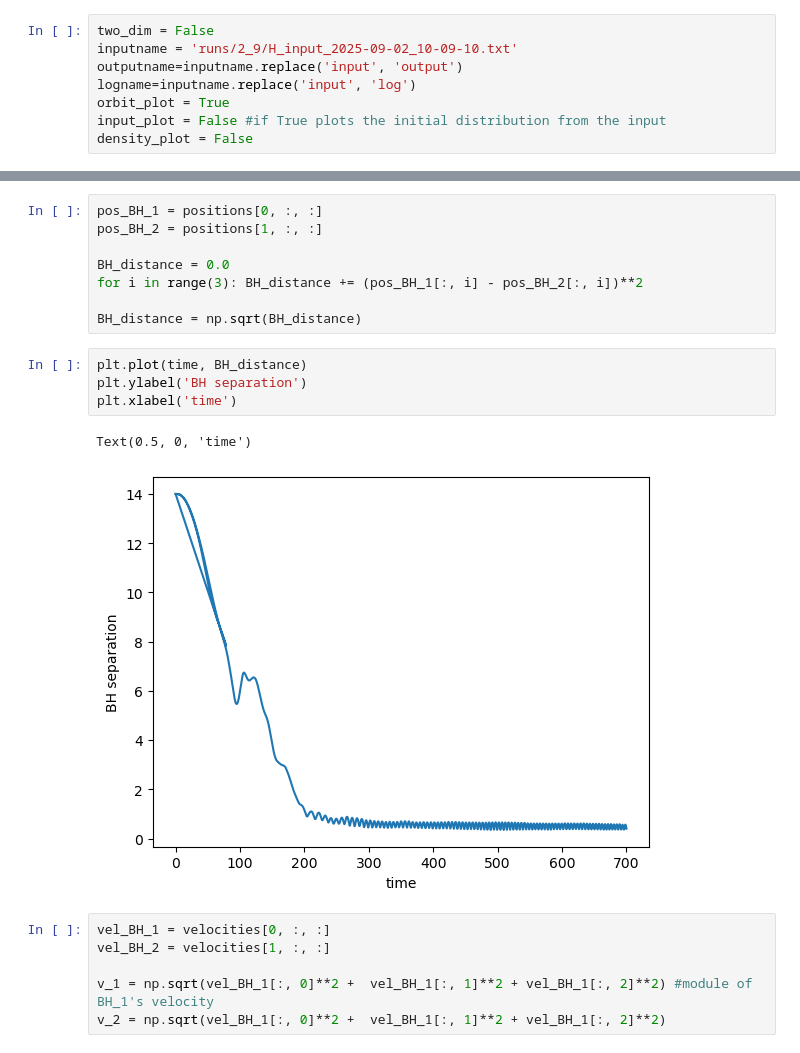
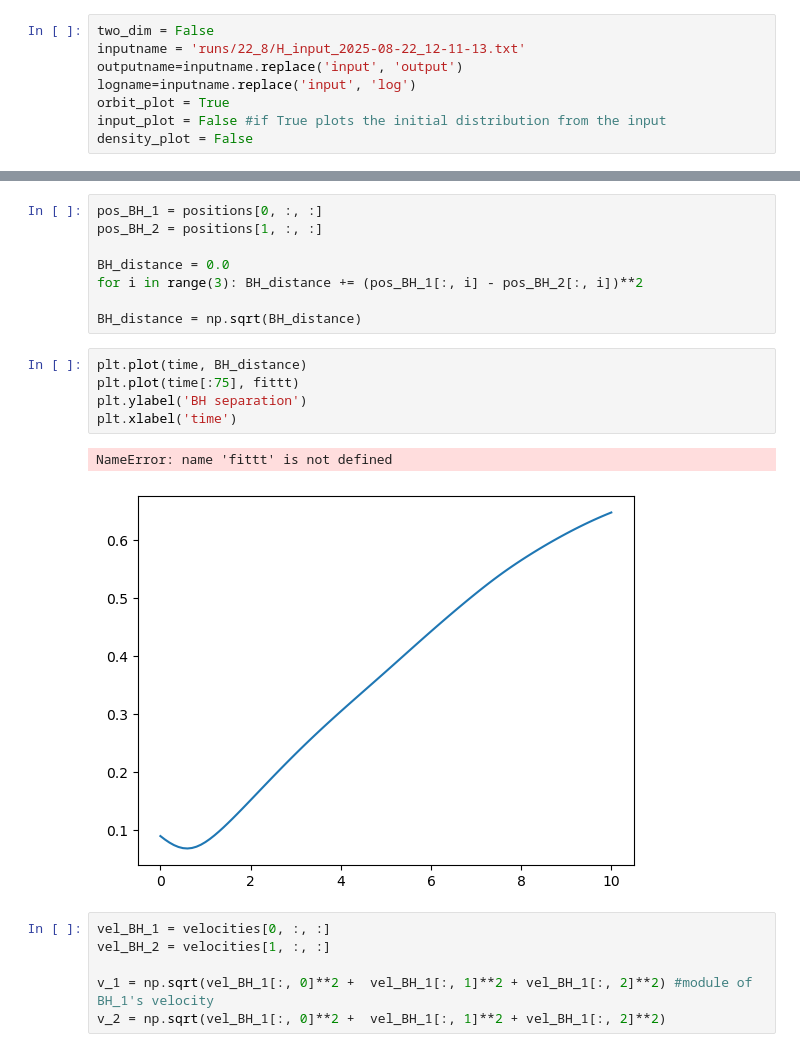
Before and after one commit to lisam10/stellar_systems_dynamics2024, a Jupyter notebook: final_exercise/Plotter.ipynb, the cells around one changed output, grey strips where cells are left out. Saved outputs shown, nothing was run; the diff lists cells and outputs as text.

```diff
--- a/final_exercise/Plotter.ipynb
+++ b/final_exercise/Plotter.ipynb
@@ -5,7 +5,7 @@ from astropy import constants as const
 from tqdm import tqdm
 # %%
 two_dim = False
-inputname = 'runs/2_9/H_input_2025-09-02_10-09-10.txt'
+inputname = 'runs/22_8/H_input_2025-08-22_12-11-13.txt'
 outputname=inputname.replace('input', 'output')
 logname=inputname.replace('input', 'log')
 orbit_plot = True
@@ -178,11 +178,12 @@ for i in range(3): BH_distance += (pos_BH_1[:, i] - pos_BH_2[:, i])**2
 BH_distance = np.sqrt(BH_distance)
 # %%
 plt.plot(time, BH_distance)
+plt.plot(time[:75], fittt)
 plt.ylabel('BH separation')
 plt.xlabel('time')
 # %% [output]
-Text(0.5, 0, 'time')
+NameError: name 'fittt' is not defined
-[figure, old version]
+[figure, new version]
 # %%
 vel_BH_1 = velocities[0, :, :]
 vel_BH_2 = velocities[1, :, :]
```
Also changed, not shown: parts of 17 cells of this notebook, 1 other file.
